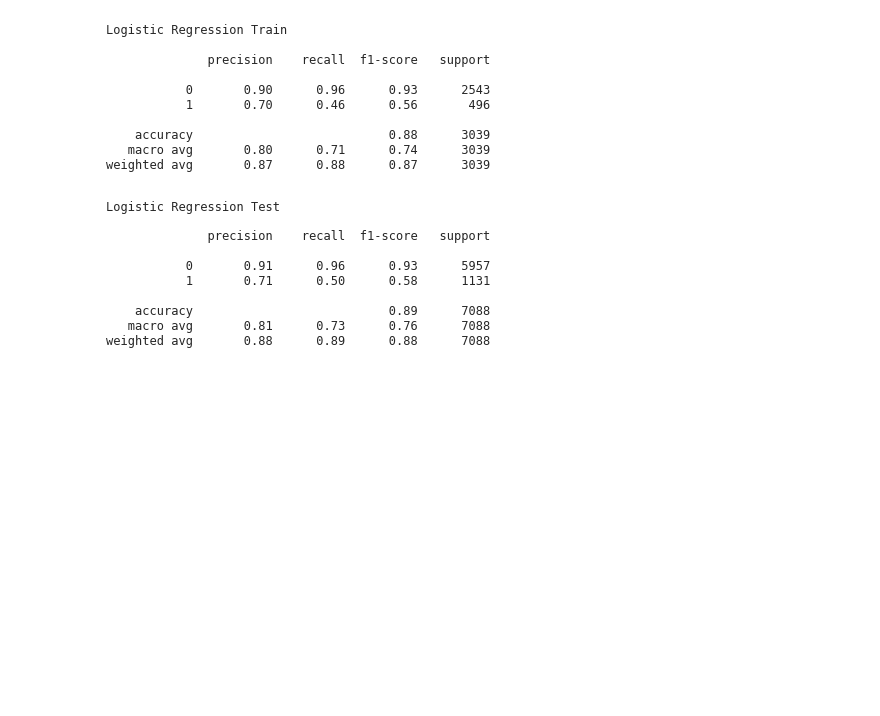
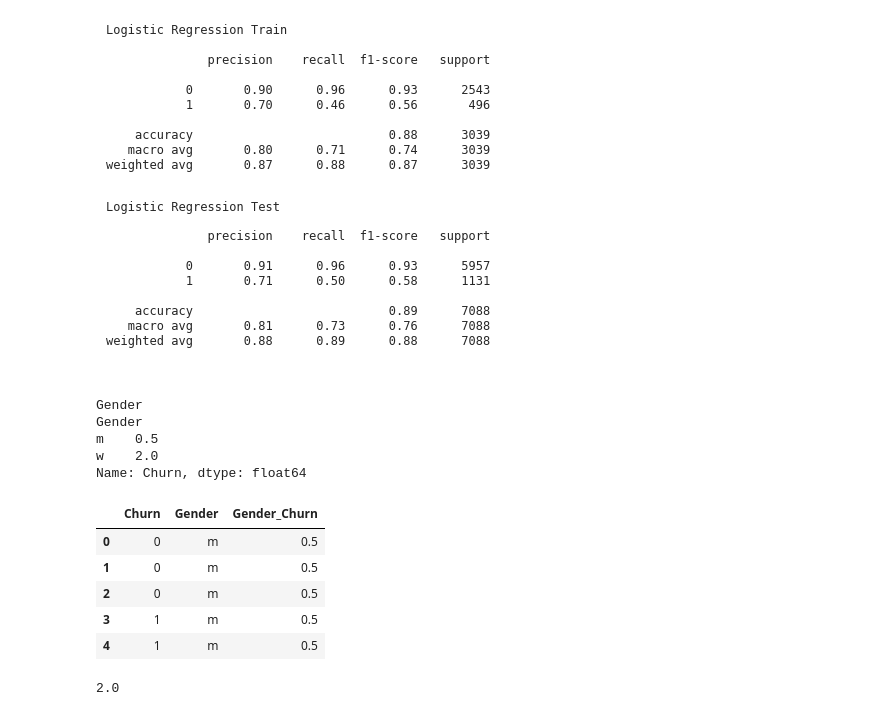
Before and after one commit to BM2304/credit_card_churn, a Jupyter notebook: churn_notebook.ipynb, the cells around one changed output. Cells and saved outputs as stored; diff of their text form; code cells hidden in the pictures; blank space fills up the shorter version.

```diff
--- a/churn_notebook.ipynb
+++ b/churn_notebook.ipynb
@@ -426,3 +427,27 @@ plt.text(0.01, 0.7, str(classification_report(y_test, y_test_preds_lr)), {'fonts
 plt.axis('off');
 # %% [output]
 [figure]
+# %%
+test_data = {'Churn': [0, 0, 0, 1, 1, 1, 2, 2, 2, 2, 2, 2],
+                     'Gender': ['m', 'm', 'm', 'm', 'm', 'm', 'w', 'w', 'w', 'w', 'w', 'w']
+                     }
+test_df = pd.DataFrame(test_data)
+category_lst = ['Gender']
+return_df = encoder_helper(test_df, category_lst)
+return_df.head()
+# %% [output]
+Gender
+Gender
+m    0.5
+w    2.0
+Name: Churn, dtype: float64
+|  | Churn | Gender | Gender_Churn |
+| 0 | 0 | m | 0.5 |
+| 1 | 0 | m | 0.5 |
+| 2 | 0 | m | 0.5 |
+| 3 | 1 | m | 0.5 |
+| 4 | 1 | m | 0.5 |
+# %%
+return_df[return_df['Gender'] == 'w']['Gender_Churn'].iloc[0]
+# %% [output]
+2.0
```
Also changed, not shown: parts of 2 cells of this notebook, 11 other files.
